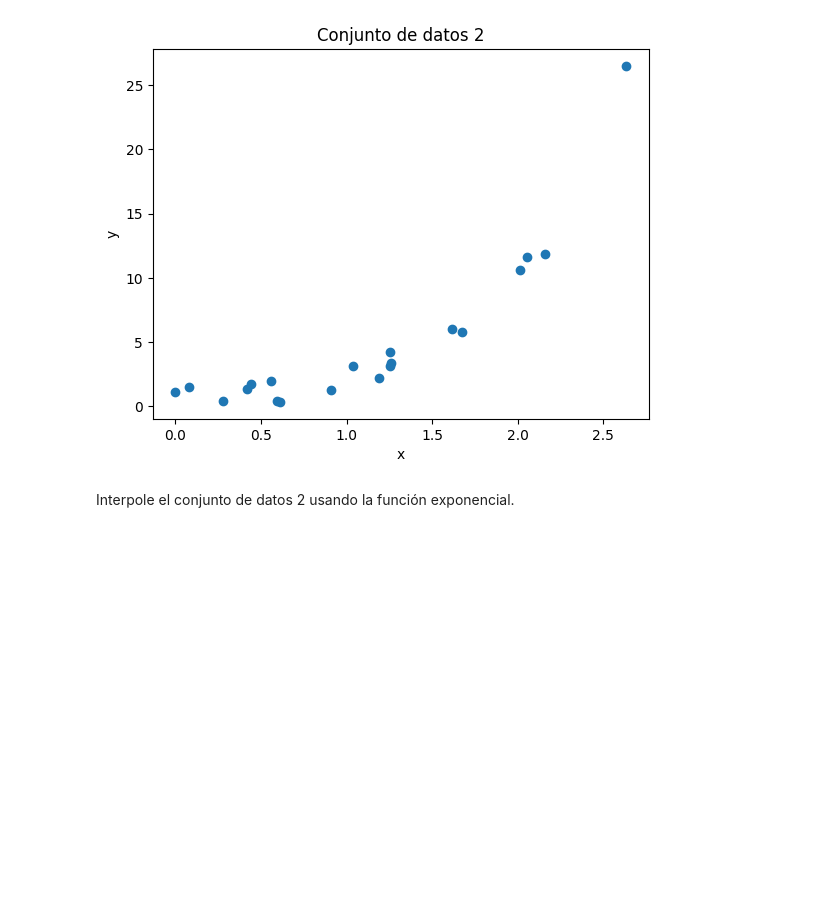
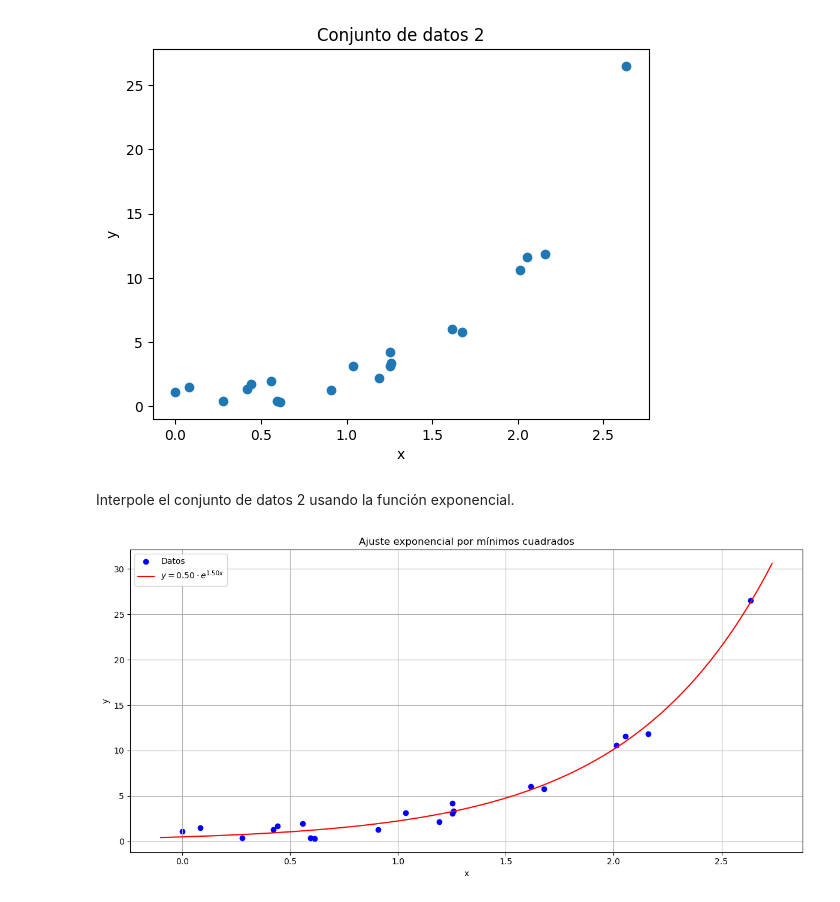
Before and after one commit to kurereishu/Determinantes, a Jupyter notebook: min_cuadrados.ipynb, the cells around one changed output. Drawn from its saved outputs; the diff is of its cells as text; code cells hidden in the pictures; blank space fills up the shorter version.

```diff
--- a/min_cuadrados.ipynb
+++ b/min_cuadrados.ipynb
@@ -294,3 +344,79 @@ plt.show()
 [figure]
 # %% [markdown]
 Interpole el conjunto de datos 2 usando la función exponencial.
+# %%
+import numpy as np
+import matplotlib.pyplot as plt
+from scipy.optimize import curve_fit
+
+# Datos
+xs2 = np.array([
+    0.0003,
+    0.0822,
+    0.2770,
+    0.4212,
+    0.4403,
+    0.5588,
+    0.5943,
+    0.6134,
+    0.9070,
+    1.0367,
+    1.1903,
+    1.2511,
+    1.2519,
+    1.2576,
+    1.6165,
+    1.6761,
+    2.0114,
+    2.0557,
+    2.1610,
+    2.6344,
+])
+ys2 = np.array([
+    1.1017,
+    1.5021,
+    0.3844,
+    1.3251,
+    1.7206,
+    1.9453,
+    0.3894,
+    0.3328,
+    1.2887,
+    3.1239,
+    2.1778,
+    3.1078,
+    4.1856,
+    3.3640,
+    6.0330,
+    5.8088,
+    10.5890,
+    11.5865,
+    11.8221,
+    26.5077,
+])
+
+# Modelo exponencial
+def modelo_exponencial(x, a, b):
+    return a * np.exp(b * x)
+
+# Ajuste por mínimos cuadrados no lineales
+parametros, _ = curve_fit(modelo_exponencial, xs2, ys2, p0=(1, 1))
+a, b = parametros
+
+# Valores para graficar
+x_vals = np.linspace(min(xs2)-0.1, max(xs2)+0.1, 200)
+y_vals = modelo_exponencial(x_vals, a, b)
+
+# Gráfica
+plt.figure(figsize=(12, 6))
+plt.scatter(xs2, ys2, label="Datos", color="blue")
+plt.plot(x_vals, y_vals, label=fr"$y = {a:.2f} \cdot e^{{{b:.2f}x}}$", color="red")
+plt.xlabel("x")
+plt.ylabel("y")
+plt.title("Ajuste exponencial por mínimos cuadrados")
+plt.legend()
+plt.grid(True)
+plt.tight_layout()
+plt.show()
+# %% [output]
+[figure, added]
```
Also changed, not shown: parts of 4 cells of this notebook, 1 other file.
